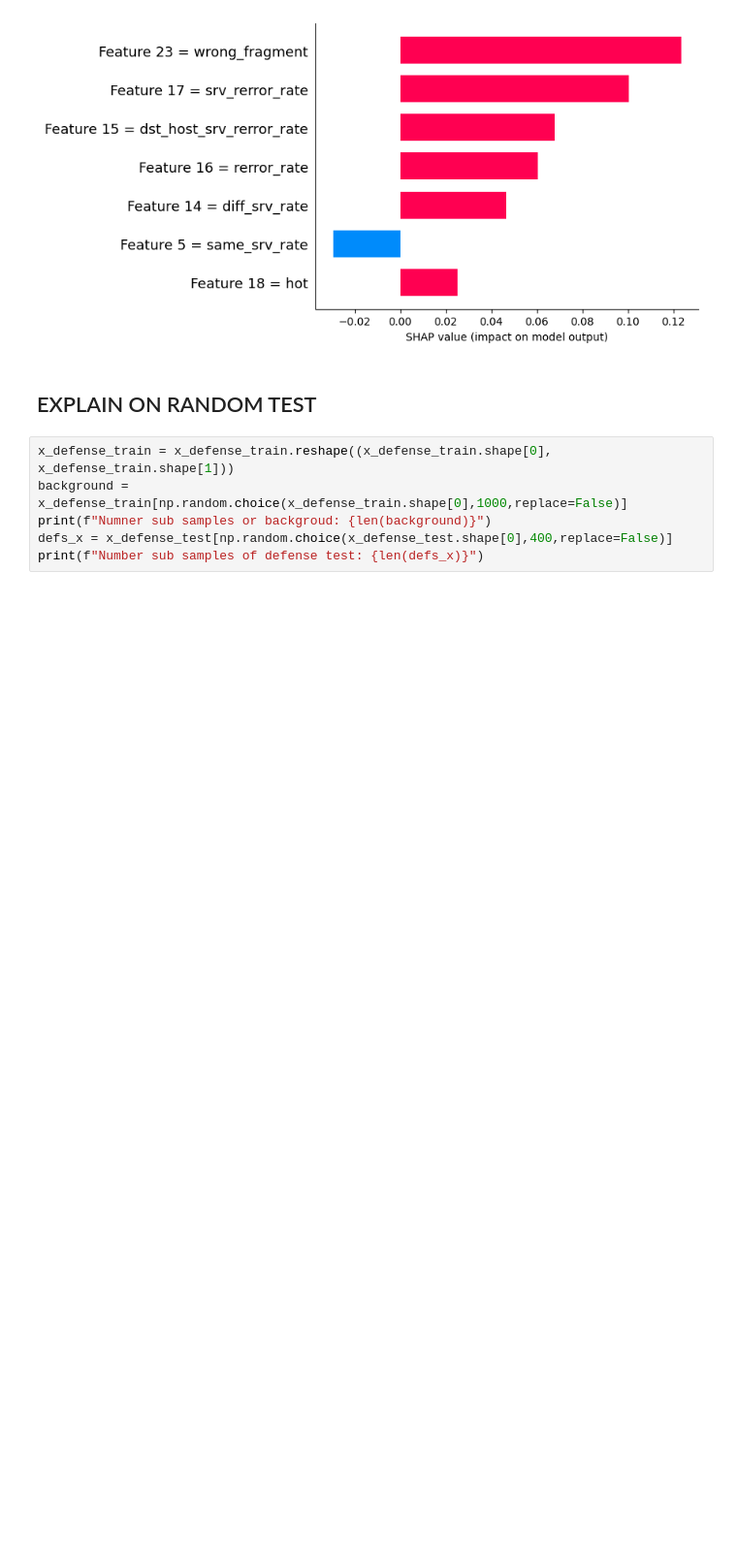
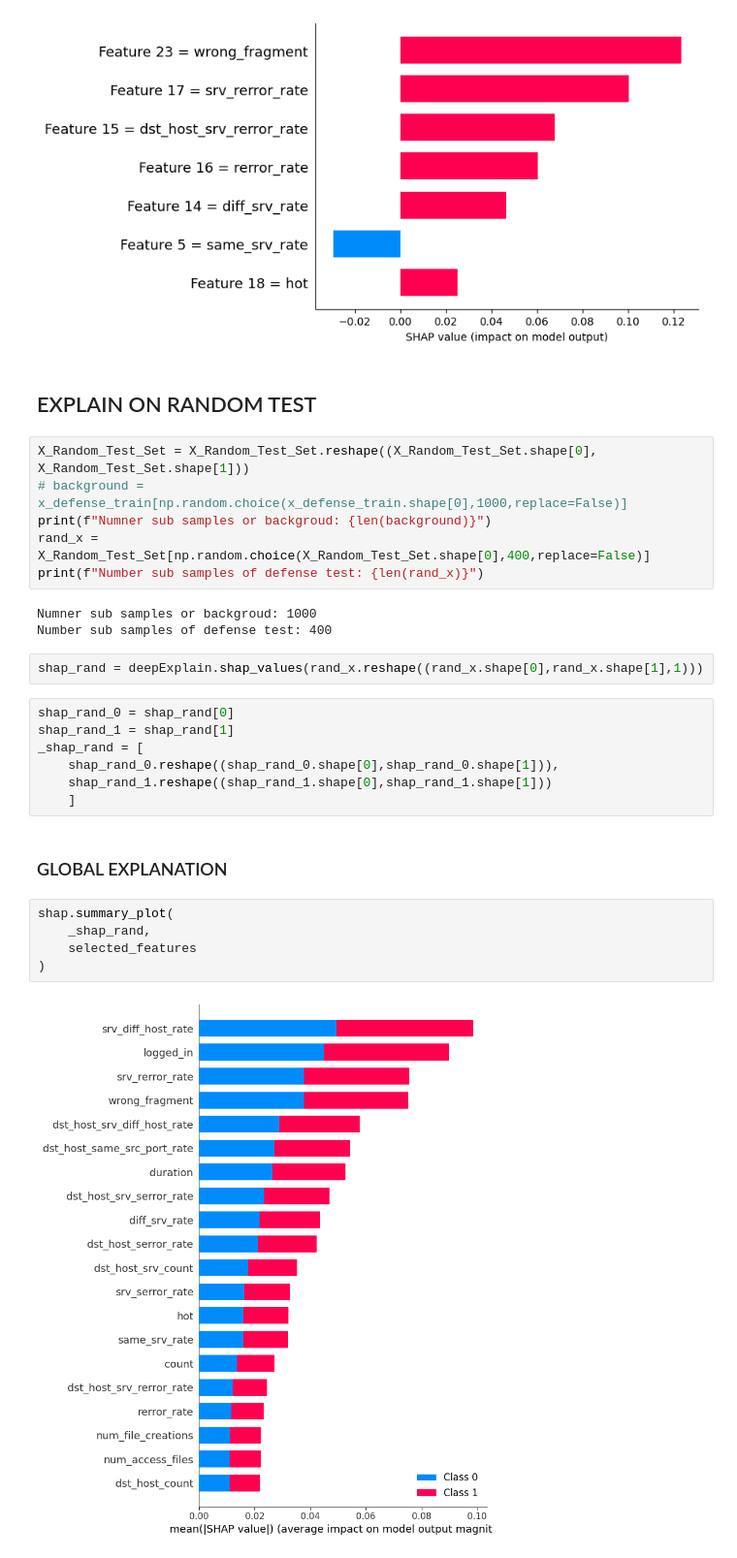
Before and after one commit to zauzooz/DNN_SHAP_AE, a Jupyter notebook: NSL-KDD-defense.ipynb, the cells around one changed output. Shown: that part at 97% size. Drawn from its saved outputs; the diff is of its cells as text; blank space fills up the shorter version.

Commit message:
Random Test Set

```diff
--- a/NSL-KDD-defense.ipynb
+++ b/NSL-KDD-defense.ipynb
@@ -318,8 +338,29 @@ shap.bar_plot(_shap_defs[1][atk_ins_1], selected_features)
 # %% [markdown]
 ## EXPLAIN ON RANDOM TEST
 # %%
-x_defense_train = x_defense_train.reshape((x_defense_train.shape[0], x_defense_train.shape[1]))
-background = x_defense_train[np.random.choice(x_defense_train.shape[0],1000,replace=False)]
+X_Random_Test_Set = X_Random_Test_Set.reshape((X_Random_Test_Set.shape[0], X_Random_Test_Set.shape[1]))
+# background = x_defense_train[np.random.choice(x_defense_train.shape[0],1000,replace=False)]
 print(f"Numner sub samples or backgroud: {len(background)}")
-defs_x = x_defense_test[np.random.choice(x_defense_test.shape[0],400,replace=False)]
-print(f"Number sub samples of defense test: {len(defs_x)}")
+rand_x = X_Random_Test_Set[np.random.choice(X_Random_Test_Set.shape[0],400,replace=False)]
+print(f"Number sub samples of defense test: {len(rand_x)}")
+# %% [output]
+Numner sub samples or backgroud: 1000
+Number sub samples of defense test: 400
+# %%
+shap_rand = deepExplain.shap_values(rand_x.reshape((rand_x.shape[0],rand_x.shape[1],1)))
+# %%
+shap_rand_0 = shap_rand[0]
+shap_rand_1 = shap_rand[1]
+_shap_rand = [
+    shap_rand_0.reshape((shap_rand_0.shape[0],shap_rand_0.shape[1])),
+    shap_rand_1.reshape((shap_rand_1.shape[0],shap_rand_1.shape[1]))
+    ]
+# %% [markdown]
+### GLOBAL EXPLANATION
+# %%
+shap.summary_plot(
+    _shap_rand,
+    selected_features
+)
+# %% [output]
+[figure, added]
```
Also changed, not shown: parts of 8 cells of this notebook.
